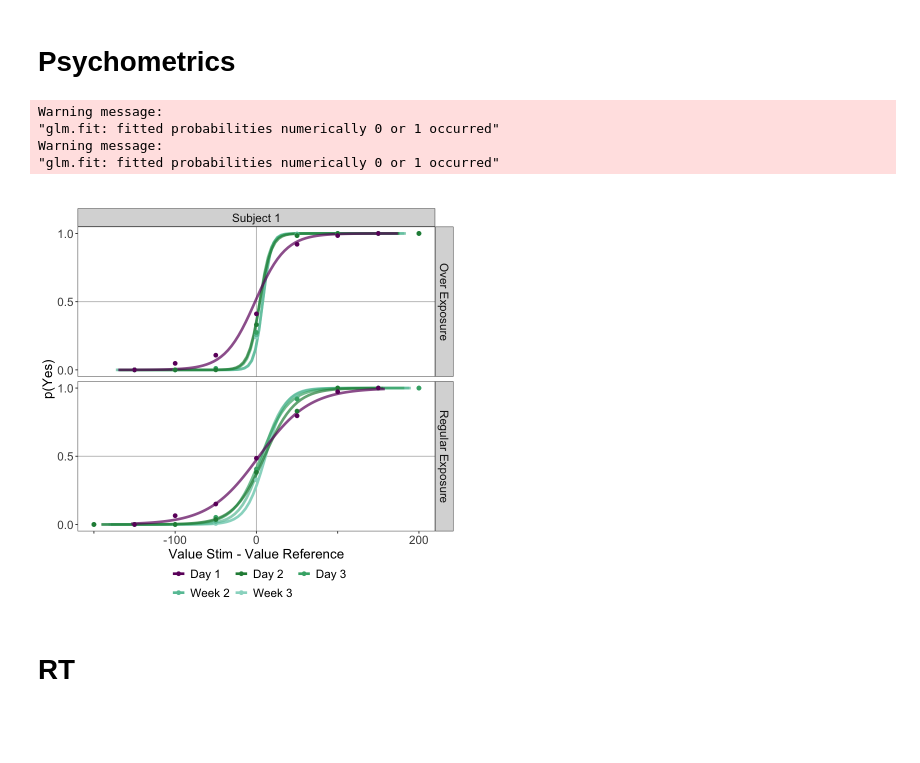
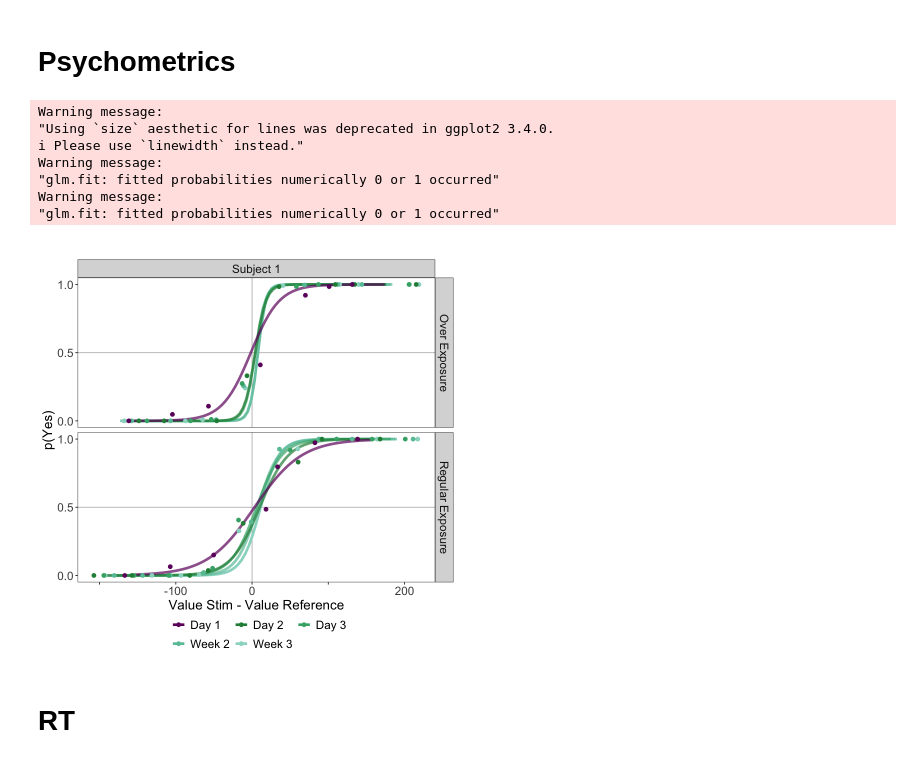
Before and after one commit to zenkavi/NovelVsRepeated, a Jupyter notebook: behavior/analysis/NB19_CCN_poster.ipynb, the cells around one changed output. Drawn from its saved outputs; the diff is of its cells as text; code cells hidden in the pictures; blank space fills up the shorter version.

```diff
--- a/behavior/analysis/NB19_CCN_poster.ipynb
+++ b/behavior/analysis/NB19_CCN_poster.ipynb
@@ -71,36 +71,40 @@ data_yn_clean %>%
   mutate(time_bin = factor(time_bin, levels = c("Week 3", "Week 2", "Week 1", "Day 3", "Day 2", "Day 1"))) %>%
   ggplot() +
   geom_hline(aes(yintercept =.5), color="gray")+
   geom_vline(aes(xintercept = 0), color="gray")+
-  geom_line(aes(val_diff, yesChosen, color = time_bin, alpha = time_bin), stat="smooth", method = "glm", method.args = list(family = "binomial"), formula = "y ~ x", se = FALSE, size = 1.5)+
-  geom_point(data = sub_summary %>% filter(subject == "Subject 1"), aes(val_diff_bin, mean_y, color = time_bin), size = 2)+
+  geom_line(aes(val_diff, yesChosen, color = time_bin, alpha = time_bin), stat="smooth", method = "glm", method.args = list(family = "binomial"), formula = "y ~ x", se = FALSE, linewidth = 1.5)+
+  # geom_point(data = sub_summary %>% filter(subject == "Subject 1"), aes(val_diff_bin, mean_y, color = time_bin), size = 2)+
+  geom_jitter(data = sub_summary %>% filter(subject == "Subject 1"), aes(val_diff_bin, mean_y, color = time_bin), size = 2)+
   facet_grid(type_chr ~ subject)+
   labs(x = "Value Stim - Value Reference", y = "p(Yes)", title="", color = "")+
   theme(panel.grid = element_blank(),
         legend.position = "bottom",
         axis.text = element_text(size = 14),
         strip.text = element_text(size = 14),
         axis.title = element_text(size = 16),
         legend.text = element_text(size = 14),
         legend.box.margin=margin(t = -10),
       #   legend.spacing.y = unit(-0.25, "cm"),
         legend.box="vertical")+
   guides(color = guide_legend(nrow = 2, byrow = T)) +
   scale_color_manual(values = c("#6e016b", "#238b45", "#41ae76", "#66c2a4", "#99d8c9"),
                      breaks = c("Day 1", "Day 2", "Day 3", "Week 2", "Week 3"))+
   scale_alpha_manual(values = c(1, .7, .7, .7, .7))+
   scale_y_continuous(breaks = seq(0,1,.5))+
   scale_x_continuous(breaks = c(-200, -100, 0, 100, 200),
                      labels = c("", "-100", "0", "", "200"))+
   guides(alpha = "none")
 
   # ggsave(file=paste0(fig_out_path, 'ccn_yn_Singlesubj_pYesOverValDiffAcrossTime.png'), height = 5.5, width = 4.5, units="in")
 # %% [output]
+Warning message:
+"Using `size` aesthetic for lines was deprecated in ggplot2 3.4.0.
+i Please use `linewidth` instead."
 Warning message:
 "glm.fit: fitted probabilities numerically 0 or 1 occurred"
 Warning message:
 "glm.fit: fitted probabilities numerically 0 or 1 occurred"
-[figure, old version]
+[figure, new version]
 # %% [markdown]
 # RT
 # %%
```
Also changed, not shown: parts of 4 cells of this notebook, 6 other files.
